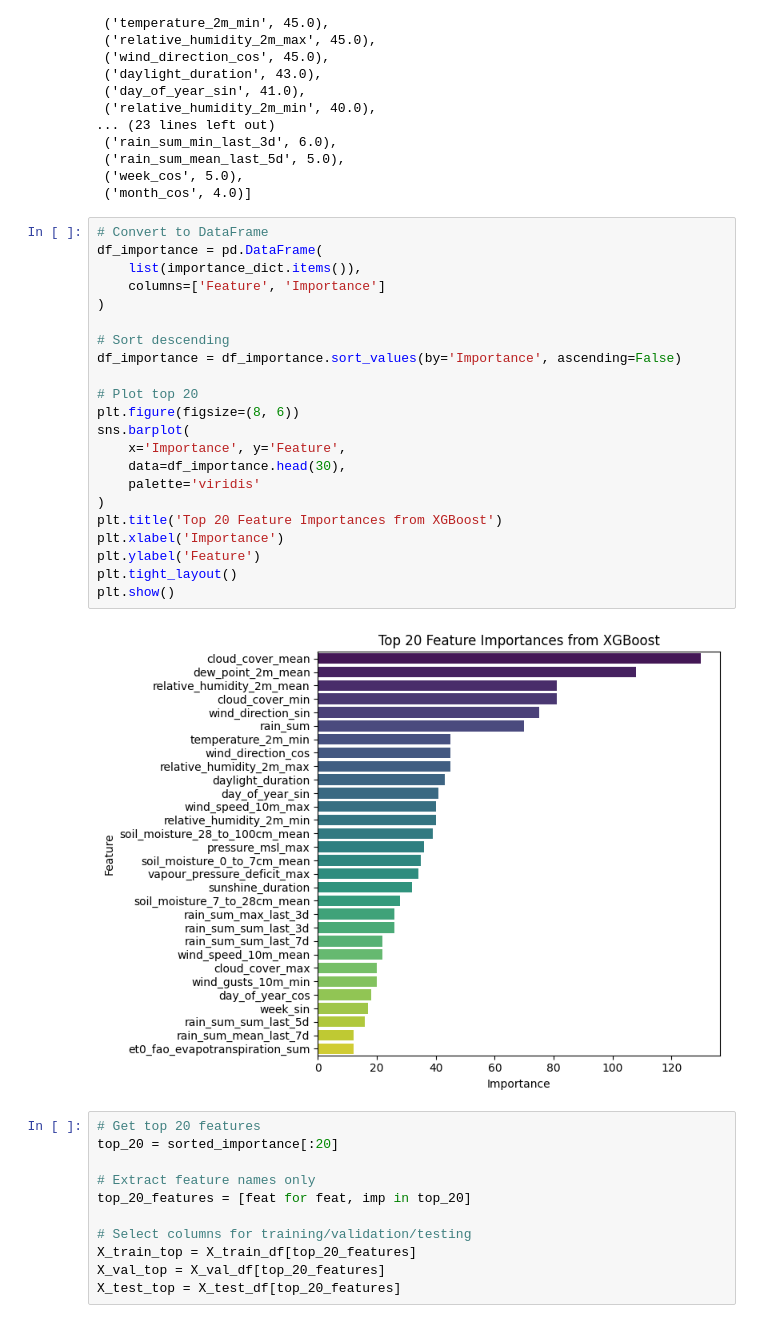
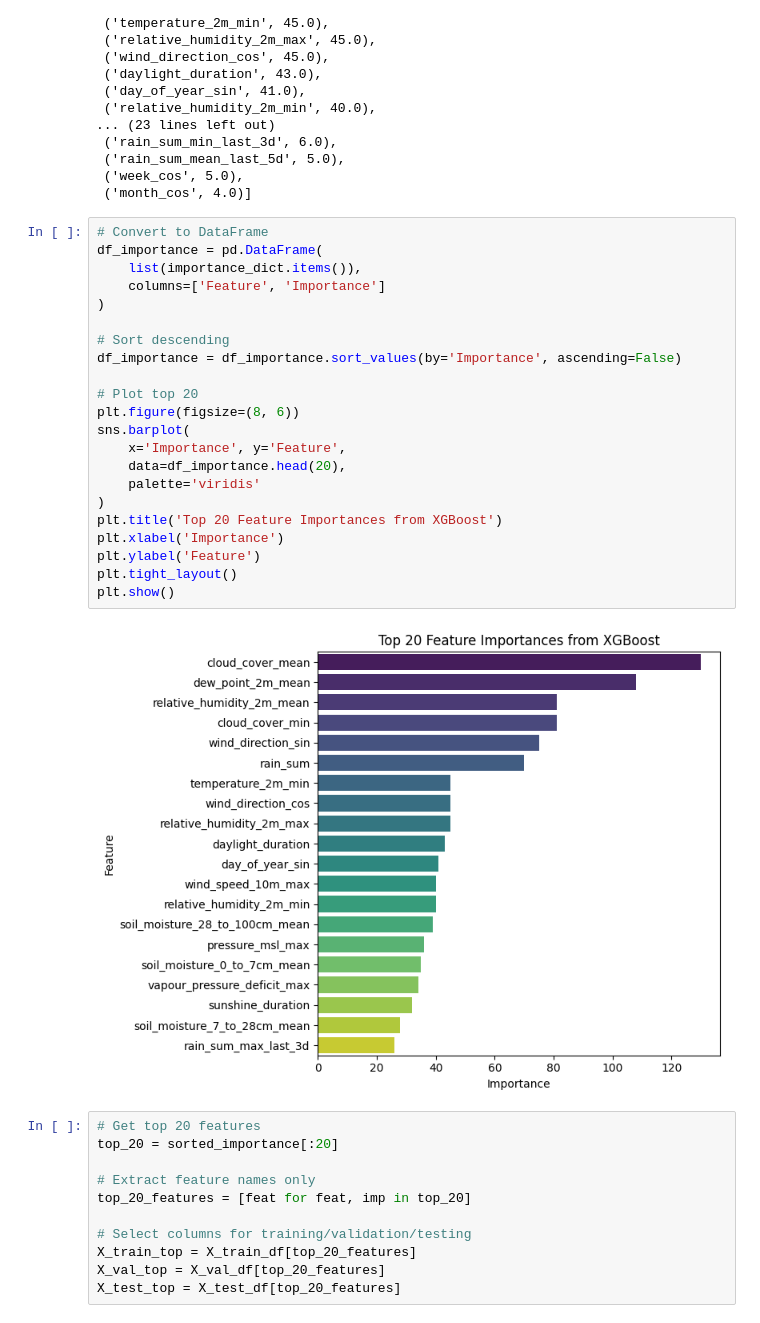
Before and after one commit to FangYeeDS/36120-25SP-AT2-25677648-Experimentation, a Jupyter notebook: notebooks/precipitation_fall/36120-25SP-AT2-25677648-experiment-7.ipynb, the cells around one changed output. Cells and saved outputs as stored; diff of their text form.

```diff
--- a/notebooks/precipitation_fall/36120-25SP-AT2-25677648-experiment-7.ipynb
+++ b/notebooks/precipitation_fall/36120-25SP-AT2-25677648-experiment-7.ipynb
@@ -1171,27 +1171,27 @@ sorted_importance
 # %%
 # Convert to DataFrame
 df_importance = pd.DataFrame(
     list(importance_dict.items()),
     columns=['Feature', 'Importance']
 )
 
 # Sort descending
 df_importance = df_importance.sort_values(by='Importance', ascending=False)
 
 # Plot top 20
 plt.figure(figsize=(8, 6))
 sns.barplot(
     x='Importance', y='Feature',
-    data=df_importance.head(30),
+    data=df_importance.head(20),
     palette='viridis'
 )
 plt.title('Top 20 Feature Importances from XGBoost')
 plt.xlabel('Importance')
 plt.ylabel('Feature')
 plt.tight_layout()
 plt.show()
 # %% [output]
-[figure, old version]
+[figure, new version]
 # %%
 # Get top 20 features
 top_20 = sorted_importance[:20]
```
Also changed, not shown: parts of 3 cells of this notebook, 3 other files.
